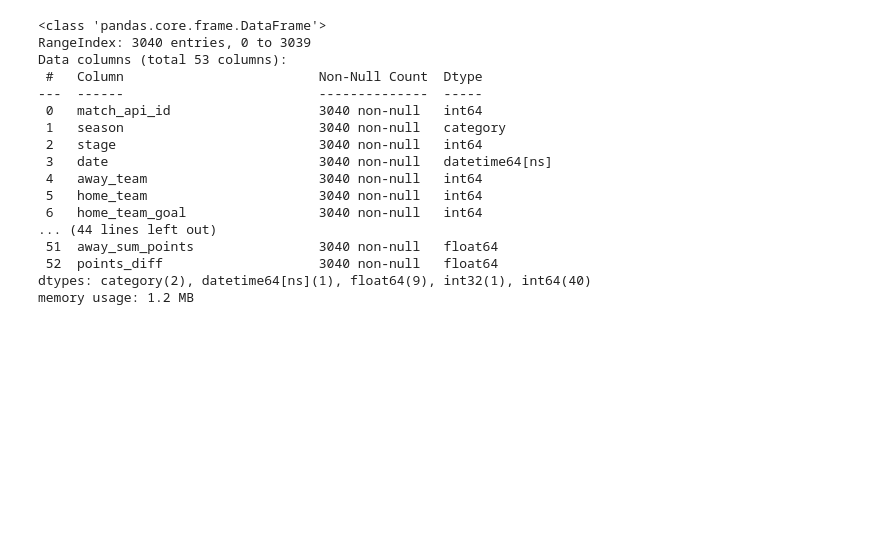
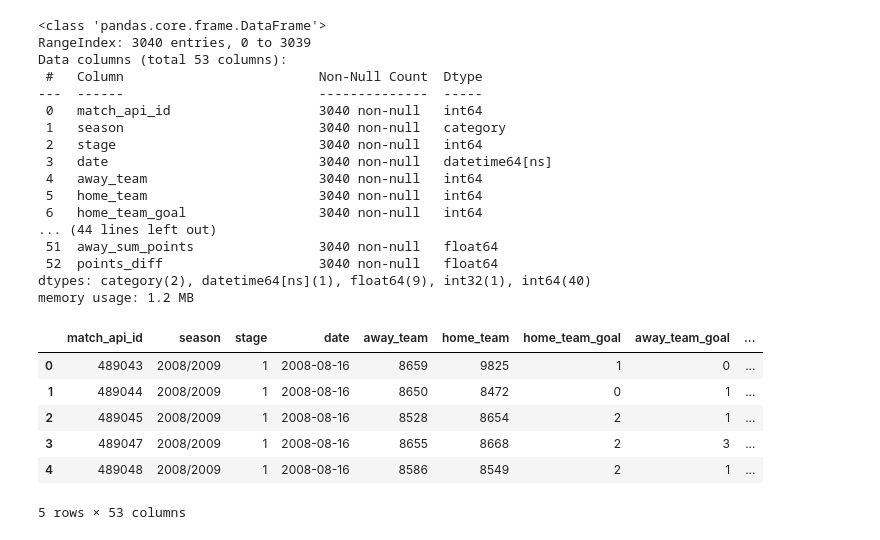
Before and after one commit to kamil0920/aws_football, a Jupyter notebook: pipelines/prepare_data.ipynb, the cells around one changed output. Cells and saved outputs as stored; diff of their text form; code cells hidden in the pictures; blank space fills up the shorter version.

```diff
--- a/pipelines/prepare_data.ipynb
+++ b/pipelines/prepare_data.ipynb
@@ -346,3 +377,13 @@ Data columns (total 53 columns):
  52  points_diff                    3040 non-null   float64
 dtypes: category(2), datetime64[ns](1), float64(9), int32(1), int64(40)
 memory usage: 1.2 MB
+# %%
+df_transformed.head()
+# %% [output]
+|  | match_api_id | season | stage | date | away_team | home_team | home_team_goal | away_team_goal | ... |
+| 0 | 489043 | 2008/2009 | 1 | 2008-08-16 | 8659 | 9825 | 1 | 0 | ... |
+| 1 | 489044 | 2008/2009 | 1 | 2008-08-16 | 8650 | 8472 | 0 | 1 | ... |
+| 2 | 489045 | 2008/2009 | 1 | 2008-08-16 | 8528 | 8654 | 2 | 1 | ... |
+| 3 | 489047 | 2008/2009 | 1 | 2008-08-16 | 8655 | 8668 | 2 | 3 | ... |
+| 4 | 489048 | 2008/2009 | 1 | 2008-08-16 | 8586 | 8549 | 2 | 1 | ... |
+5 rows × 53 columns
```
Also changed, not shown: parts of 10 cells of this notebook.
